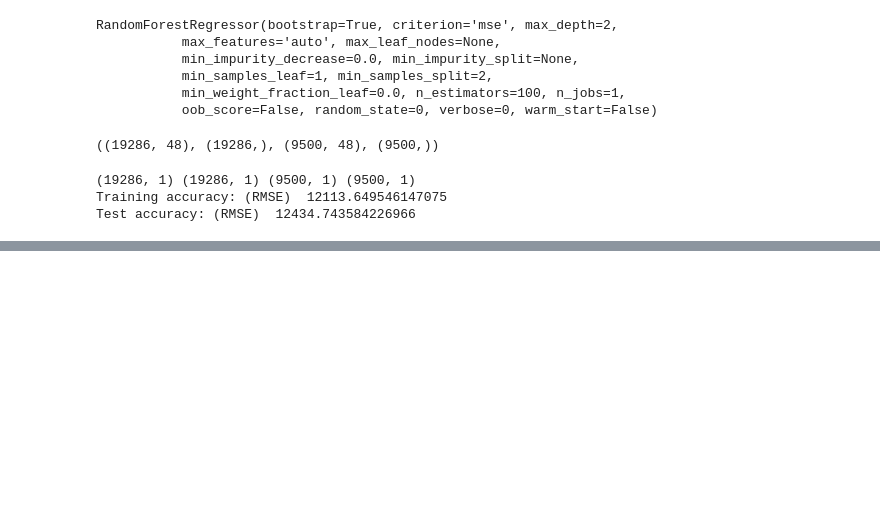
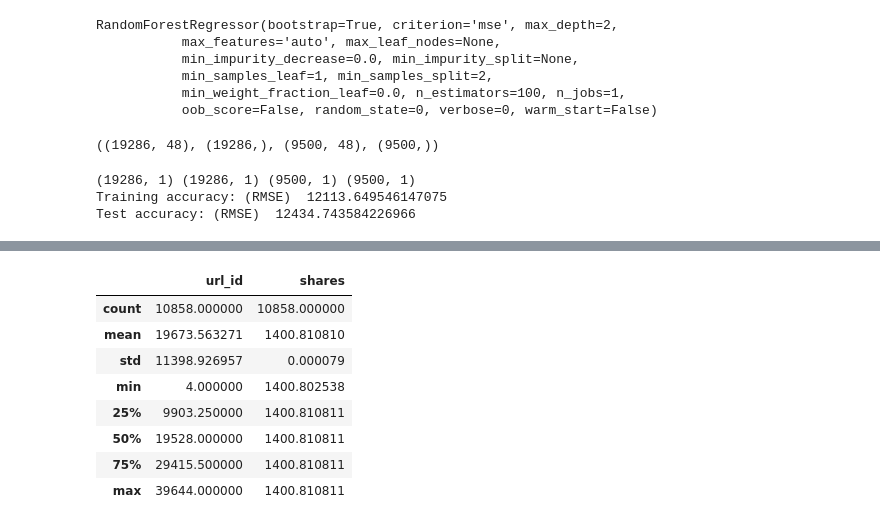
Before and after one commit to java-byte/Project-Machine-Learning, a Jupyter notebook: Sigmoid_test.ipynb, the cells around one changed output, grey strips where cells are left out. Drawn from its saved outputs; the diff is of its cells as text; code cells hidden in the pictures; blank space fills up the shorter version.

```diff
--- a/Sigmoid_test.ipynb
+++ b/Sigmoid_test.ipynb
@@ -319,0 +387,4 @@ calibration_data.describe()
+# %%
+## Dropping the columns
+
+df_test.drop(df_test.columns[13:19],axis=1,inplace=True)
@@ -319,0 +411,15 @@ calibration_data.describe()
+# %%
+## checking weekday dataset
+
+df_test.loc[:,' weekday_is_monday'].replace(1,0,inplace=True)
+df_test.loc[:,' weekday_is_tuesday'].replace(1,1,inplace=True)
+df_test.loc[:,' weekday_is_wednesday'].replace(1,2,inplace=True)
+df_test.loc[:,' weekday_is_thursday'].replace(1,3,inplace=True)
+df_test.loc[:,' weekday_is_friday'].replace(1,4,inplace=True)
+df_test.loc[:,' weekday_is_saturday'].replace(1,5,inplace=True)
+df_test.loc[:,' weekday_is_sunday'].replace(1,6,inplace=True)
+df_test.loc[:,' is_weekend'].replace(1,7,inplace=True)
+# %%
+df_test['weekday'] = df_test.iloc[:,25:33].sum(axis=1)
+# %%
+df_test.drop(df_test.columns[25:33],axis=1,inplace=True)
@@ -319,0 +447,15 @@ calibration_data.describe()
+# %%
+calibration_data = pd.DataFrame()
+calibration_data["url_id"] = df_test['url_id']
+calibration_data["shares"] = pd.Series(clf_sv.predict(df_test))
+calibration_data.describe()
+# %% [output]
+|  | url_id | shares |
+| count | 10858.000000 | 10858.000000 |
+| mean | 19673.563271 | 1400.810810 |
+| std | 11398.926957 | 0.000079 |
+| min | 4.000000 | 1400.802538 |
+| 25% | 9903.250000 | 1400.810811 |
+| 50% | 19528.000000 | 1400.810811 |
+| 75% | 29415.500000 | 1400.810811 |
+| max | 39644.000000 | 1400.810811 |
```
Also changed, not shown: parts of 17 cells of this notebook.
